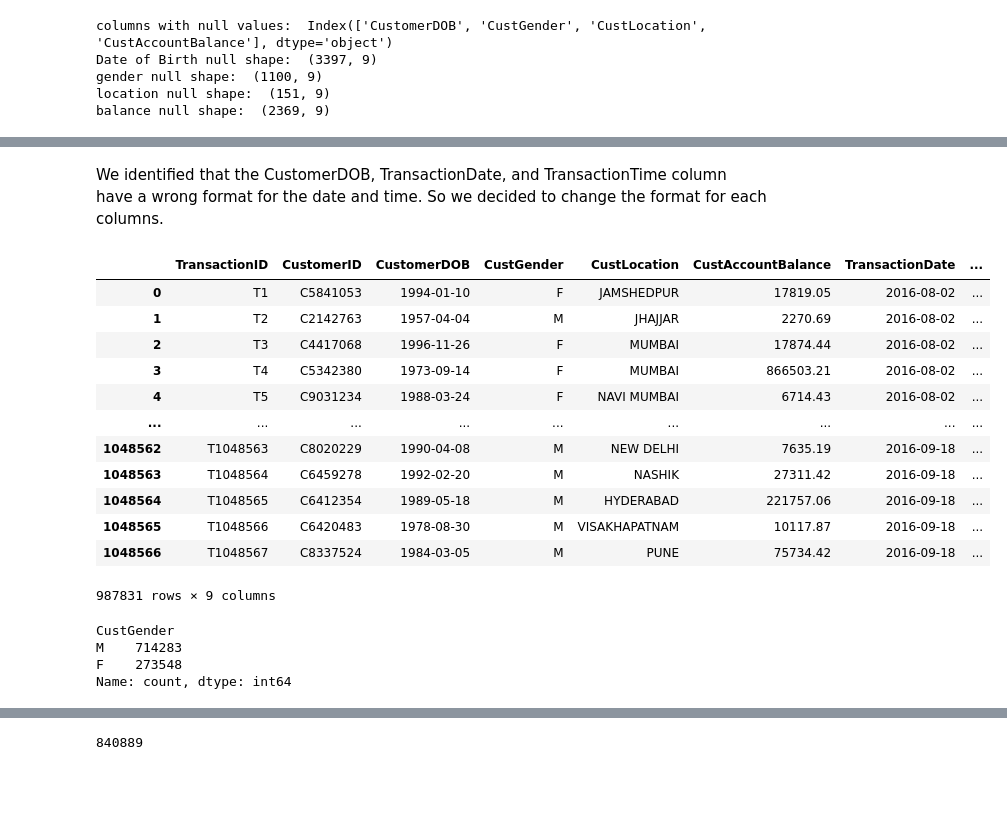
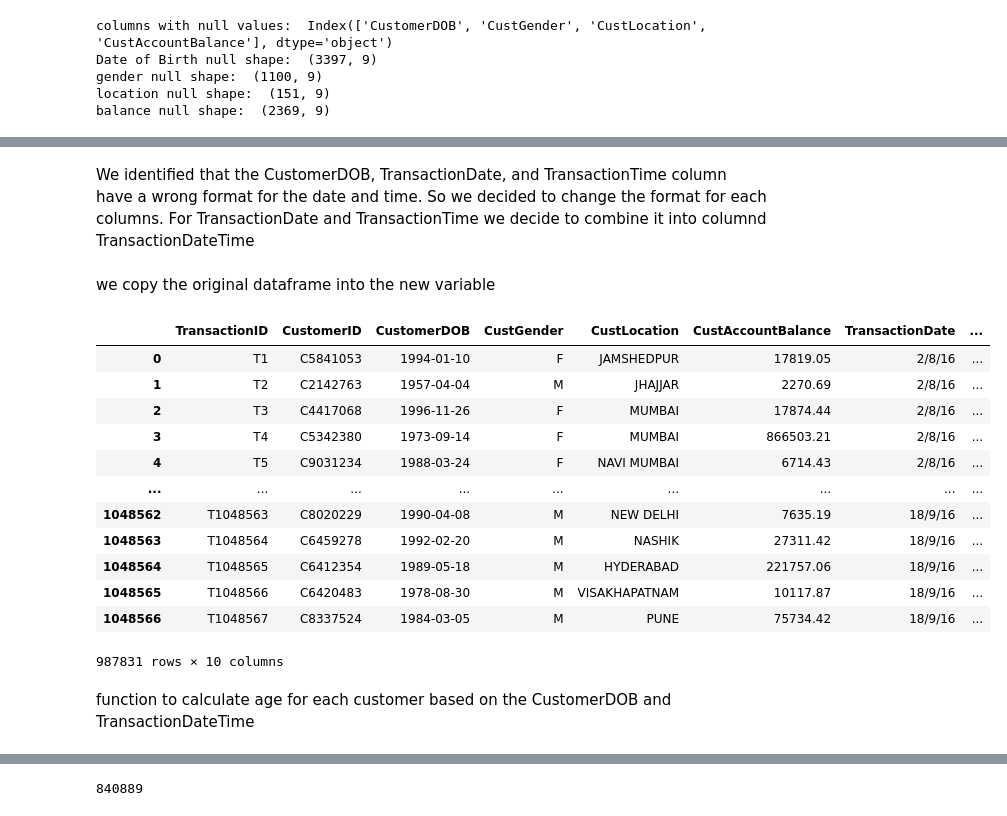
Before and after one commit to Azriy-Nazariee/DSAss, a Jupyter notebook: new_dataset/TT3L_Group8.ipynb, the cells around one changed output, grey strips where cells are left out. Saved outputs shown, nothing was run; the diff lists cells and outputs as text; code cells hidden in the pictures; blank space fills up the shorter version.

```diff
--- a/new_dataset/TT3L_Group8.ipynb
+++ b/new_dataset/TT3L_Group8.ipynb
@@ -47,10 +47,20 @@ We decided to fill the null values using the mode and mean values such that Cust
 # %%
+# Calculate the mode and mean before dropping rows
 mode_gender = df['CustGender'].mode()[0]
 mode_location = df['CustLocation'].mode()[0]
 mean_balance = df['CustAccountBalance'].mean()
-df = df.dropna(subset='CustomerDOB')
-df['CustGender'].fillna(mode_gender, inplace=True)
-df['CustLocation'].fillna(mode_location, inplace=True)
-df['CustAccountBalance'].fillna(mean_balance, inplace=True)
+
+# Drop rows with missing 'CustomerDOB'
+df = df.dropna(subset=['CustomerDOB'])
+
+# Using .loc to fill missing values
+df.loc[:, 'CustGender'].fillna(mode_gender, inplace=True)
+df.loc[:, 'CustLocation'].fillna(mode_location, inplace=True)
+df.loc[:, 'CustAccountBalance'].fillna(mean_balance, inplace=True)
+
+# drop rows in the CustomerDOB with the value of 1/1/1800
 df = df.drop(df[df['CustomerDOB'] == '1/1/1800'].index)
+
+# Change the TransactionTime column data type to object / string
+df['TransactionTime'] = df['TransactionTime'].astype(str)
 # %% [output]
@@ -93,5 +79,5 @@ df
 # %% [markdown]
-We identified that the CustomerDOB, TransactionDate, and TransactionTime column have a wrong format for the date and time. So we decided to change the format for each columns.
+We identified that the CustomerDOB, TransactionDate, and TransactionTime column have a wrong format for the date and time. So we decided to change the format for each columns. For TransactionDate and TransactionTime we decide to combine it into columnd TransactionDateTime
 # %%
 def convert_and_format_dates_and_times(df):
 
@@ -116,26 +93,22 @@ def convert_and_format_dates_and_times(df):
 df = convert_and_format_dates_and_times(df)
-# %%
-df
-# %% [output]
-|  | TransactionID | CustomerID | CustomerDOB | CustGender | CustLocation | CustAccountBalance | TransactionDate | ... |
-| 0 | T1 | C5841053 | 1994-01-10 | F | JAMSHEDPUR | 17819.05 | 2016-08-02 | ... |
-| 1 | T2 | C2142763 | 1957-04-04 | M | JHAJJAR | 2270.69 | 2016-08-02 | ... |
-| 2 | T3 | C4417068 | 1996-11-26 | F | MUMBAI | 17874.44 | 2016-08-02 | ... |
-| 3 | T4 | C5342380 | 1973-09-14 | F | MUMBAI | 866503.21 | 2016-08-02 | ... |
-| 4 | T5 | C9031234 | 1988-03-24 | F | NAVI MUMBAI | 6714.43 | 2016-08-02 | ... |
-| ... | ... | ... | ... | ... | ... | ... | ... | ... |
-| 1048562 | T1048563 | C8020229 | 1990-04-08 | M | NEW DELHI | 7635.19 | 2016-09-18 | ... |
-| 1048563 | T1048564 | C6459278 | 1992-02-20 | M | NASHIK | 27311.42 | 2016-09-18 | ... |
-| 1048564 | T1048565 | C6412354 | 1989-05-18 | M | HYDERABAD | 221757.06 | 2016-09-18 | ... |
-| 1048565 | T1048566 | C6420483 | 1978-08-30 | M | VISAKHAPATNAM | 10117.87 | 2016-09-18 | ... |
-| 1048566 | T1048567 | C8337524 | 1984-03-05 | M | PUNE | 75734.42 | 2016-09-18 | ... |
-987831 rows × 9 columns
+# %% [markdown]
+we copy the original dataframe into the new variable
 # %%
 df_cleaned = df.copy()
+df_cleaned
+# %% [output]
+|  | TransactionID | CustomerID | CustomerDOB | CustGender | CustLocation | CustAccountBalance | TransactionDate | ... |
+| 0 | T1 | C5841053 | 1994-01-10 | F | JAMSHEDPUR | 17819.05 | 2/8/16 | ... |
+| 1 | T2 | C2142763 | 1957-04-04 | M | JHAJJAR | 2270.69 | 2/8/16 | ... |
+| 2 | T3 | C4417068 | 1996-11-26 | F | MUMBAI | 17874.44 | 2/8/16 | ... |
+| 3 | T4 | C5342380 | 1973-09-14 | F | MUMBAI | 866503.21 | 2/8/16 | ... |
+| 4 | T5 | C9031234 | 1988-03-24 | F | NAVI MUMBAI | 6714.43 | 2/8/16 | ... |
+| ... | ... | ... | ... | ... | ... | ... | ... | ... |
+| 1048562 | T1048563 | C8020229 | 1990-04-08 | M | NEW DELHI | 7635.19 | 18/9/16 | ... |
+| 1048563 | T1048564 | C6459278 | 1992-02-20 | M | NASHIK | 27311.42 | 18/9/16 | ... |
+| 1048564 | T1048565 | C6412354 | 1989-05-18 | M | HYDERABAD | 221757.06 | 18/9/16 | ... |
+| 1048565 | T1048566 | C6420483 | 1978-08-30 | M | VISAKHAPATNAM | 10117.87 | 18/9/16 | ... |
+| 1048566 | T1048567 | C8337524 | 1984-03-05 | M | PUNE | 75734.42 | 18/9/16 | ... |
+987831 rows × 10 columns
-# %%
-df_cleaned['CustGender'].value_counts()
-# %% [output]
-CustGender
-M    714283
-F    273548
-Name: count, dtype: int64
+# %% [markdown]
+function to calculate age for each customer based on the CustomerDOB and TransactionDateTime
```
Also changed, not shown: parts of 14 cells of this notebook.
